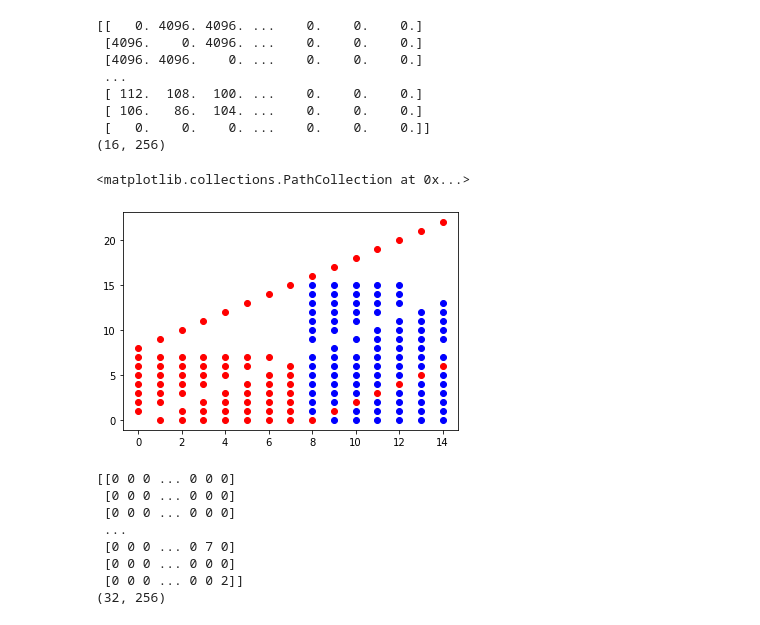
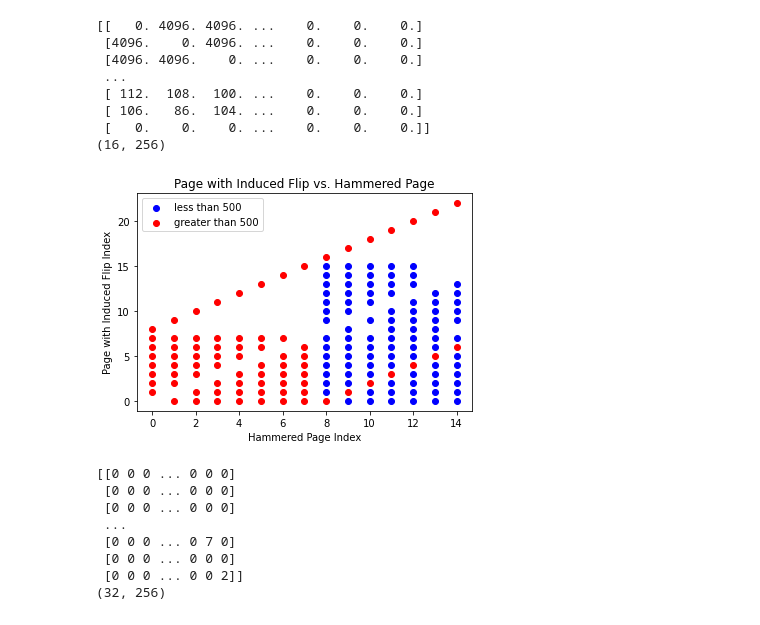
Before and after one commit to jeremywhui/OpenSSD-Rowhammer-Data, a Jupyter notebook: HammerZeros.ipynb, the cells around one changed output. Drawn from its saved outputs; the diff is of its cells as text; code cells hidden in the pictures.

```diff
--- a/HammerZeros.ipynb
+++ b/HammerZeros.ipynb
@@ -41,30 +41,30 @@ print(errors.shape)
 # %%
 pointsLess10 = []
 pointsTenTo500 = []
 pointsGreaterThan500 = []
 for i in range(errors.shape[0]):
     for j in range(errors[i].shape[0]):
         if errors[i][j] >=1 and errors[i][j] < 10:
             pointsLess10.append((i, j))
         elif errors[i][j] >= 10 and errors[i][j] < 500:
             pointsTenTo500.append((i, j))
         elif errors[i][j] >= 500:
             pointsGreaterThan500.append((i, j))
 #print(pointsList)
 #x, y = zip(*pointsList)
 #xsmall, ysmall = zip(*pointsLess10)
 xless, yless = zip(*pointsTenTo500)
 xmore, ymore = zip(*pointsGreaterThan500)
 #plt.scatter(xsmall, ysmall, color = 'green')
-plt.scatter(xless, yless, color = 'blue')
-plt.scatter(xmore, ymore, color = 'red')
-#plt.title("Page with Induced Flip vs. Hammered Page")
-#plt.xlabel("Hammered Page Index")
-#plt.ylabel("Page with Induced Flip Index")
-#plt.show()
+plt.scatter(xless, yless, color = 'blue', label = 'less than 500')
+plt.scatter(xmore, ymore, color = 'red', label = 'greater than 500')
+plt.title("Page with Induced Flip vs. Hammered Page")
+plt.xlabel("Hammered Page Index")
+plt.ylabel("Page with Induced Flip Index")
+plt.legend()
+plt.show()
 # %% [output]
-<matplotlib.collections.PathCollection at 0x...>
-[figure, old version]
+[figure, new version]
 # %%
 with open("hammerZeros16_31.csv", "r") as file:
     labels16_31 = pd.read_csv("hammerZeros16_31.csv", header = None)
```
Also changed, not shown: parts of 1 cell of this notebook, 1 other file.
